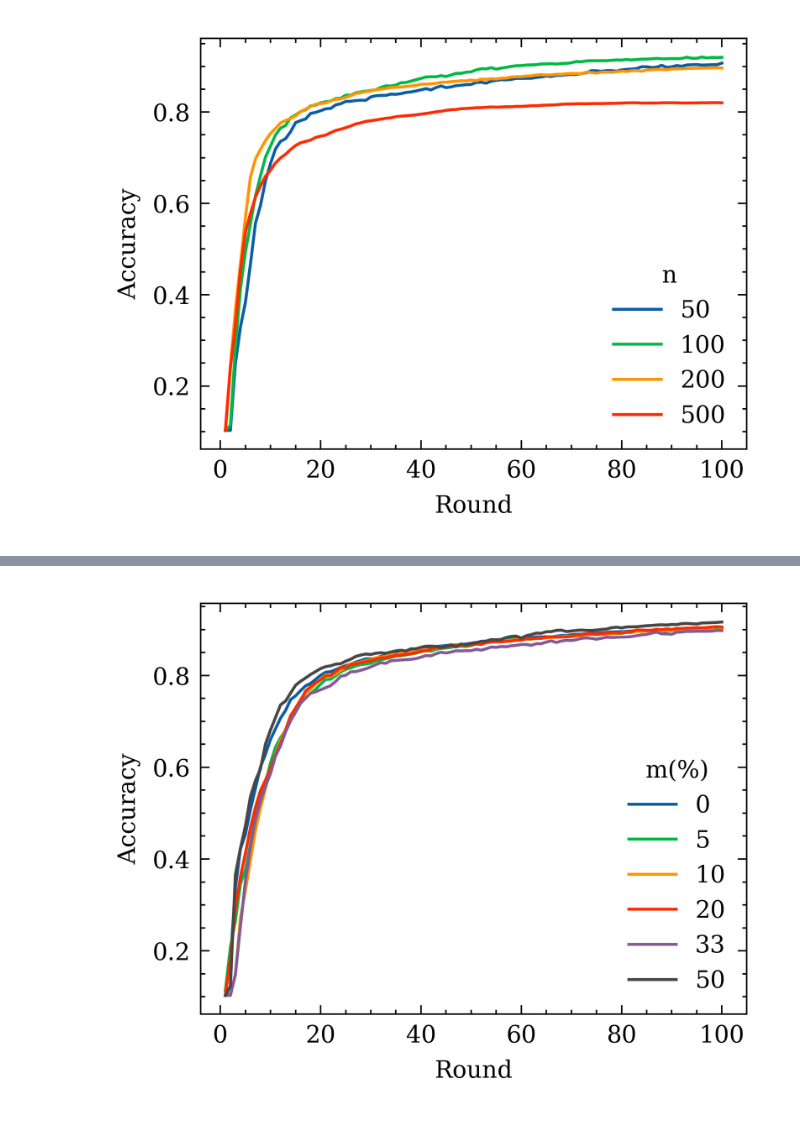
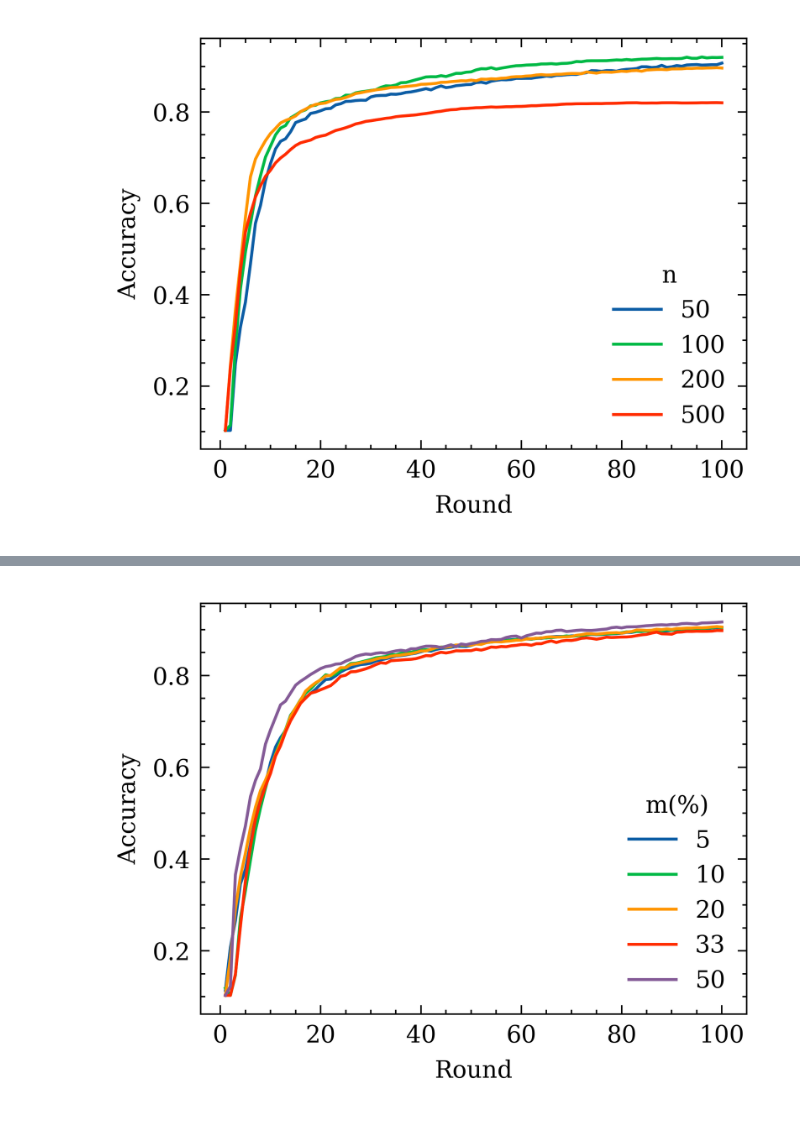
Before and after one commit to pkulium/HierSafeFL, a Jupyter notebook: plot.ipynb, the cells around one changed output, grey strips where cells are left out. Saved outputs shown, nothing was run; the diff lists cells and outputs as text; code cells hidden in the pictures.

```diff
--- a/plot.ipynb
+++ b/plot.ipynb
@@ -300,7 +300,6 @@ with plt.style.context(['science', 'ieee', 'no-latex', 'std-colors']):
 [figure]
 # %%
 """Plot examples of SciencePlot styles."""
-!pip install scienceplots
 import numpy as np
 import matplotlib.pyplot as plt
 import scienceplots
@@ -308,7 +307,7 @@ pparam = dict(xlabel='Round', ylabel='Accuracy')
 
 with plt.style.context(['science', 'ieee', 'no-latex', 'std-colors']):
     fig, ax = plt.subplots()
-    for p in [100, 95, 90, 80, 67, 50]:
+    for p in [95, 90, 80, 67, 50]:
         data = np.loadtxt(f'runs_backdoor/{p}.csv',delimiter = ',', skiprows=1)
         x = data[:, 1]
         y = data[:, -1]
@@ -338 +323 @@ Successfully installed scienceplots-2.0.1
-[figure, old version]
+[figure, new version]
```
Also changed, not shown: parts of 2 cells of this notebook, 14 other files.
